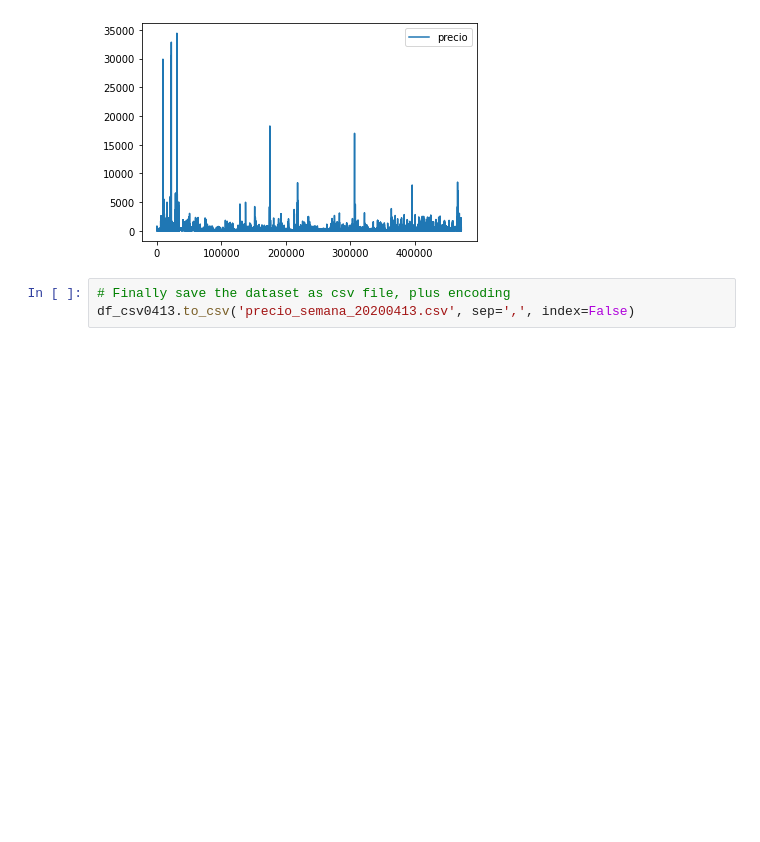
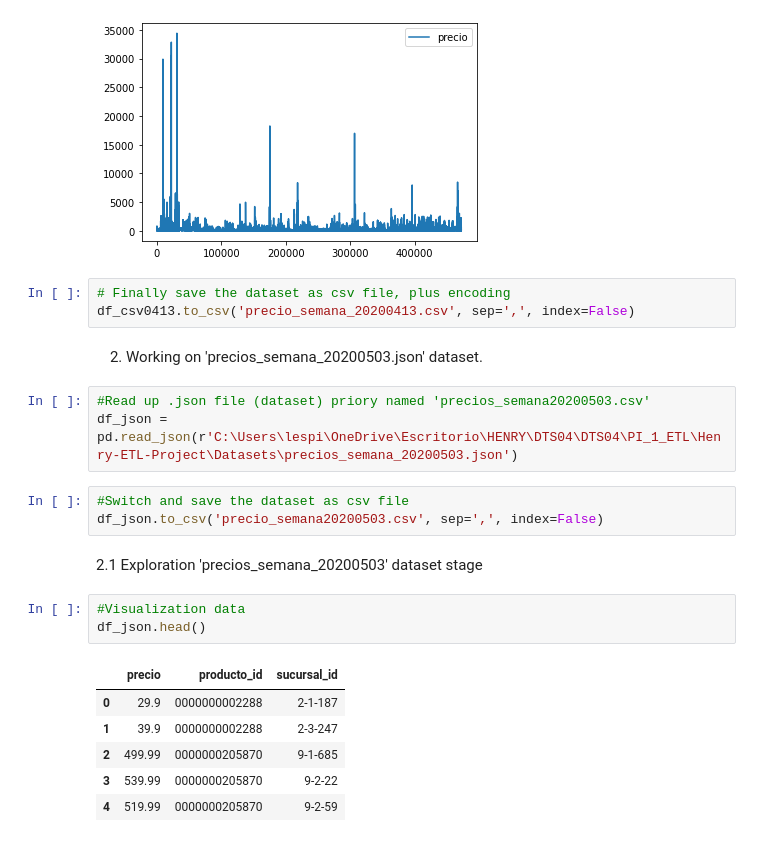
Before and after one commit to Leon-Espitia/Data_Engineering_ETL-n-ER_Model, a Jupyter notebook: cleansingStage.ipynb, the cells around one changed output. Saved outputs shown, nothing was run; the diff lists cells and outputs as text; blank space fills up the shorter version.

```diff
--- a/cleansingStage.ipynb
+++ b/cleansingStage.ipynb
@@ -115,3 +115,23 @@ df_csv0413.plot()
 # %%
 # Finally save the dataset as csv file, plus encoding
 df_csv0413.to_csv('precio_semana_20200413.csv', sep=',', index=False)
+# %% [markdown]
+2. Working on 'precios_semana_20200503.json' dataset.
+# %%
+#Read up .json file (dataset) priory named 'precios_semana20200503.csv'
+df_json = pd.read_json(r'C:\Users\lespi\OneDrive\Escritorio\HENRY\DTS04\DTS04\PI_1_ETL\Henry-ETL-Project\Datasets\precios_semana_20200503.json')
+# %%
+#Switch and save the dataset as csv file
+df_json.to_csv('precio_semana20200503.csv', sep=',', index=False)
+# %% [markdown]
+2.1 Exploration 'precios_semana_20200503' dataset stage
+# %%
+#Visualization data
+df_json.head()
+# %% [output]
+|  | precio | producto_id | sucursal_id |
+| 0 | 29.9 | 0000000002288 | 2-1-187 |
+| 1 | 39.9 | 0000000002288 | 2-3-247 |
+| 2 | 499.99 | 0000000205870 | 9-1-685 |
+| 3 | 539.99 | 0000000205870 | 9-2-22 |
+| 4 | 519.99 | 0000000205870 | 9-2-59 |
```
Also changed, not shown: parts of 13 cells of this notebook, 1 other file.
